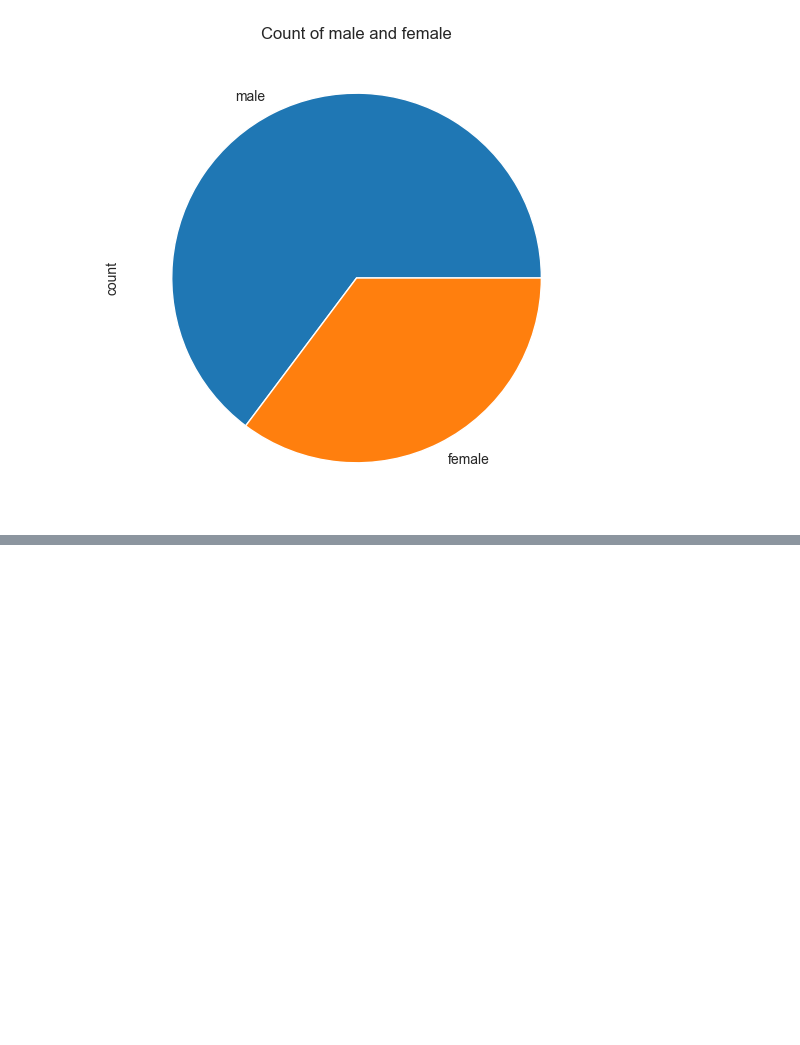
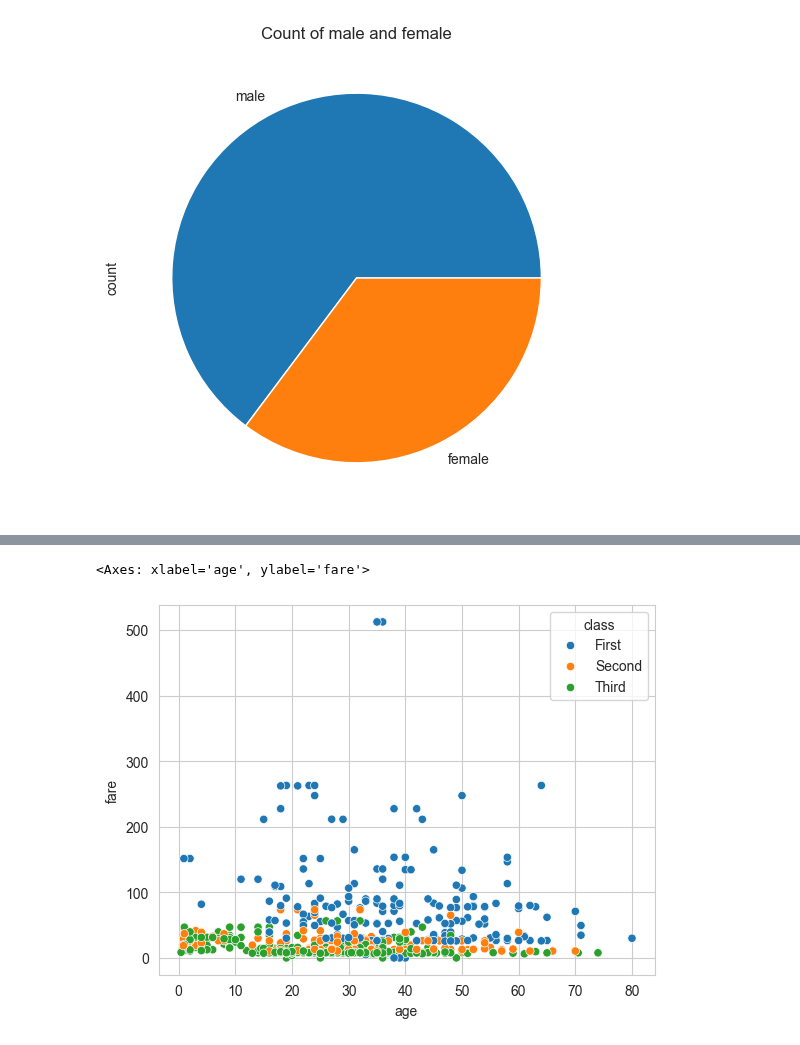
Before and after one commit to shahahmad-dev/exploratory-data-analysis, a Jupyter notebook: 06_Data_visualization.ipynb, the cells around one changed output, grey strips where cells are left out. Cells and saved outputs as stored; diff of their text form; code cells hidden in the pictures; blank space fills up the shorter version.

```diff
--- a/06_Data_visualization.ipynb
+++ b/06_Data_visualization.ipynb
@@ -34,0 +47,7 @@ Text(0.5, 1.0, 'Count of male and female')
+# %%
+# Scatter plot showing the relationship between passenger age and fare
+# Data points are colored by passenger class to identify patterns
+sns.scatterplot(data=df, x='age', y='fare', hue='class')
+# %% [output]
+<Axes: xlabel='age', ylabel='fare'>
+[figure, added]
```
Also changed, not shown: parts of 2 cells of this notebook.
